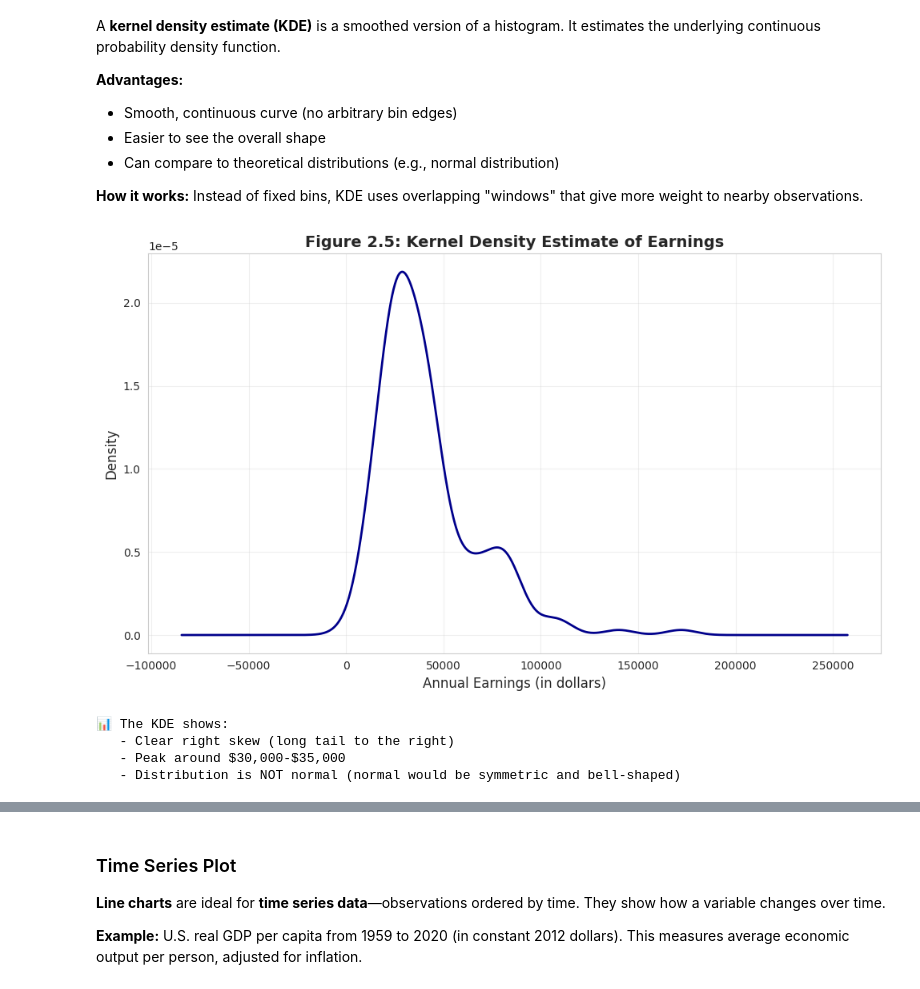
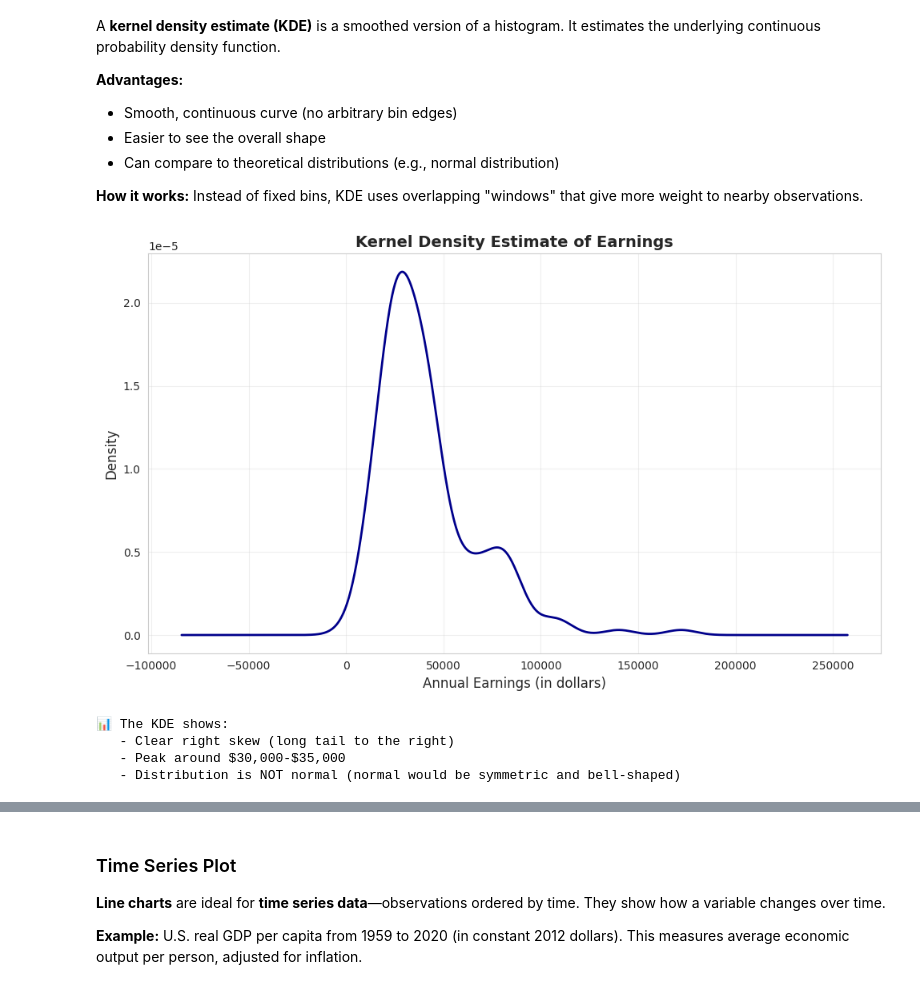
Before and after one commit to quarcs-lab/metricsai, a Jupyter notebook: notebooks_colab/ch02_Univariate_Data_Summary.ipynb, the cells around one changed output, grey strips where cells are left out. Saved outputs shown, nothing was run; the diff lists cells and outputs as text; code cells hidden in the pictures.

```diff
--- a/notebooks_colab/ch02_Univariate_Data_Summary.ipynb
+++ b/notebooks_colab/ch02_Univariate_Data_Summary.ipynb
@@ -411,21 +409,21 @@ A **kernel density estimate (KDE)** is a smoothed version of a histogram. It est
 # %%
 # Create kernel density estimate
 fig, ax = plt.subplots(figsize=(10, 6))
 earnings.plot.kde(ax=ax, linewidth=2, color='darkblue', bw_method=0.3)
 ax.set_xlabel('Annual Earnings (in dollars)', fontsize=12)
 ax.set_ylabel('Density', fontsize=12)
-ax.set_title('Figure 2.5: Kernel Density Estimate of Earnings', fontsize=14, fontweight='bold')
+ax.set_title('Kernel Density Estimate of Earnings', fontsize=14, fontweight='bold')
 ax.grid(True, alpha=0.3)
 
 plt.tight_layout()
 plt.show()
 
 print("\n📊 The KDE shows:")
 print("   - Clear right skew (long tail to the right)")
 print("   - Peak around $30,000-$35,000")
 print("   - Distribution is NOT normal (normal would be symmetric and bell-shaped)")
 # %% [output]
-[figure, old version]
+[figure, new version]
 📊 The KDE shows:
    - Clear right skew (long tail to the right)
    - Peak around $30,000-$35,000
```
Also changed, not shown: parts of 24 cells of this notebook, 16 other files.
